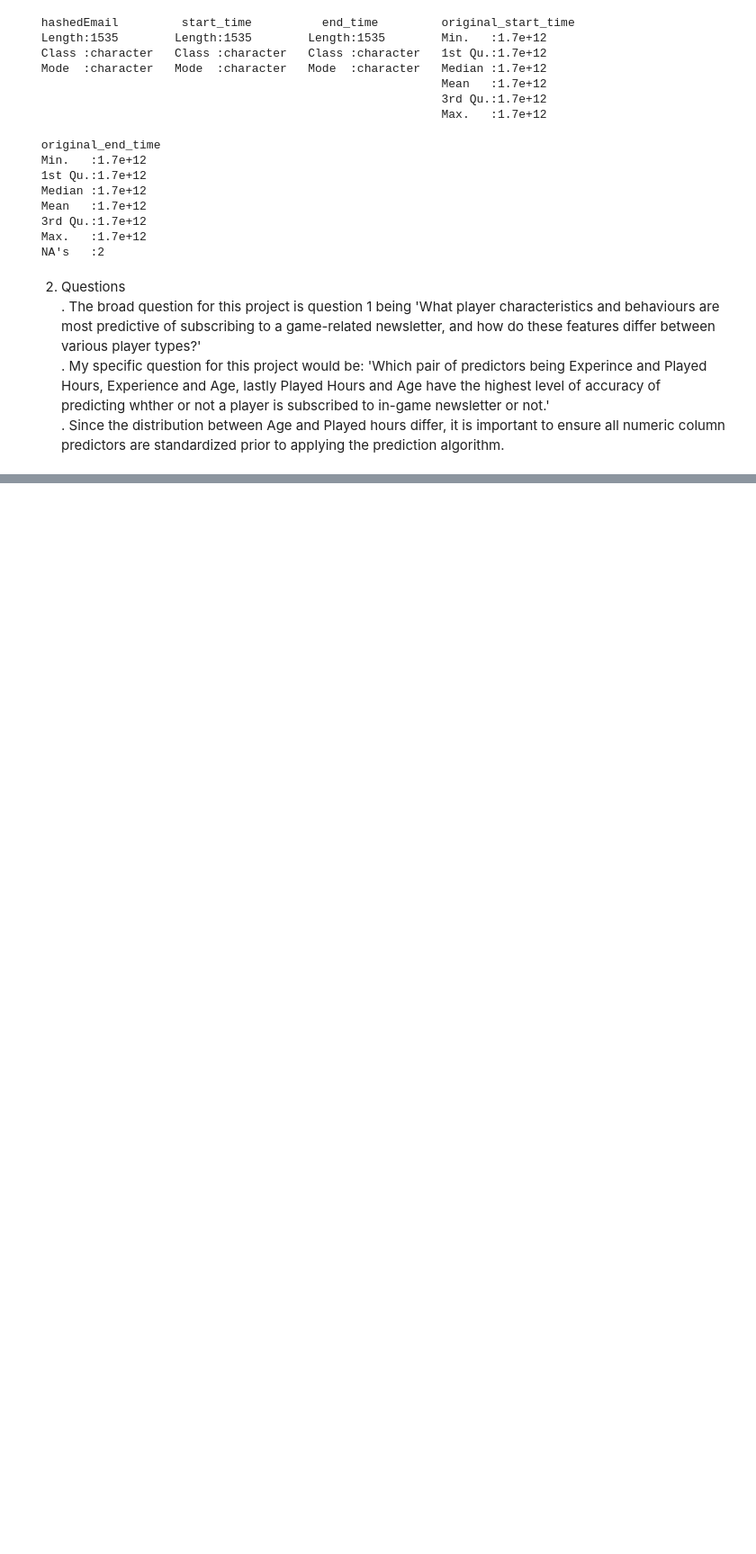
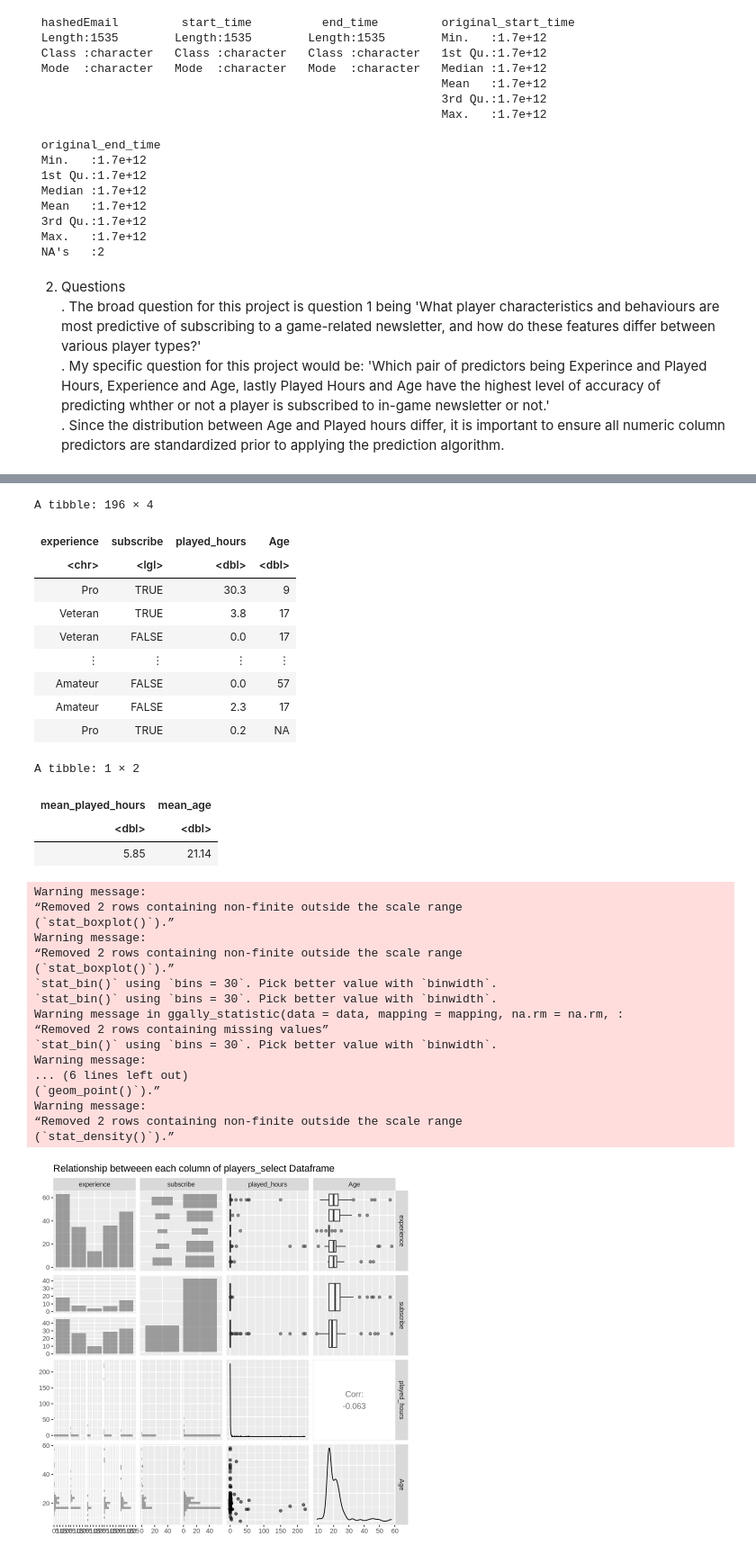
Before and after one commit to b12-34/DSCI100-GROUP-PROJECT, a Jupyter notebook: BehnamKheirabadiGroup39.ipynb, the cells around one changed output, grey strips where cells are left out. Shown: that part at 90% size. Drawn from its saved outputs; the diff is of its cells as text; code cells hidden in the pictures; blank space fills up the shorter version.

```diff
--- a/BehnamKheirabadiGroup39.ipynb
+++ b/BehnamKheirabadiGroup39.ipynb
@@ -80,0 +89,43 @@ summary()
+# %%
+players_select <- select(players, experience, subscribe, played_hours, Age)
+players_select
+mean_report <- tibble(mean_played_hours = 5.85, mean_age = 21.14)
+mean_report
+plot_relationship <- players_select |>
+                        ggpairs(mapping = aes(alpha = 0.4)) +
+                        theme(text = element_text(size = 11)) +
+                        labs(title = "Relationship betweeen each column of players_select Dataframe")
+plot_relationship
+# %% [output]
+A tibble: 196 × 4
+| experience | subscribe | played_hours | Age |
+| <chr> | <lgl> | <dbl> | <dbl> |
+| Pro | TRUE | 30.3 | 9 |
+| Veteran | TRUE | 3.8 | 17 |
+| Veteran | FALSE | 0.0 | 17 |
+| ⋮ | ⋮ | ⋮ | ⋮ |
+| Amateur | FALSE | 0.0 | 57 |
+| Amateur | FALSE | 2.3 | 17 |
+| Pro | TRUE | 0.2 | NA |
+A tibble: 1 × 2
+| mean_played_hours | mean_age |
+| <dbl> | <dbl> |
+| 5.85 | 21.14 |
+Warning message:
+“Removed 2 rows containing non-finite outside the scale range
+(`stat_boxplot()`).”
+Warning message:
+“Removed 2 rows containing non-finite outside the scale range
+(`stat_boxplot()`).”
+`stat_bin()` using `bins = 30`. Pick better value with `binwidth`.
+`stat_bin()` using `bins = 30`. Pick better value with `binwidth`.
+Warning message in ggally_statistic(data = data, mapping = mapping, na.rm = na.rm, :
+“Removed 2 rows containing missing values”
+`stat_bin()` using `bins = 30`. Pick better value with `binwidth`.
+Warning message:
+... (6 lines left out)
+(`geom_point()`).”
+Warning message:
+“Removed 2 rows containing non-finite outside the scale range
+(`stat_density()`).”
+[figure, added]
```
Also changed, not shown: parts of 2 cells of this notebook, 1 other file.
